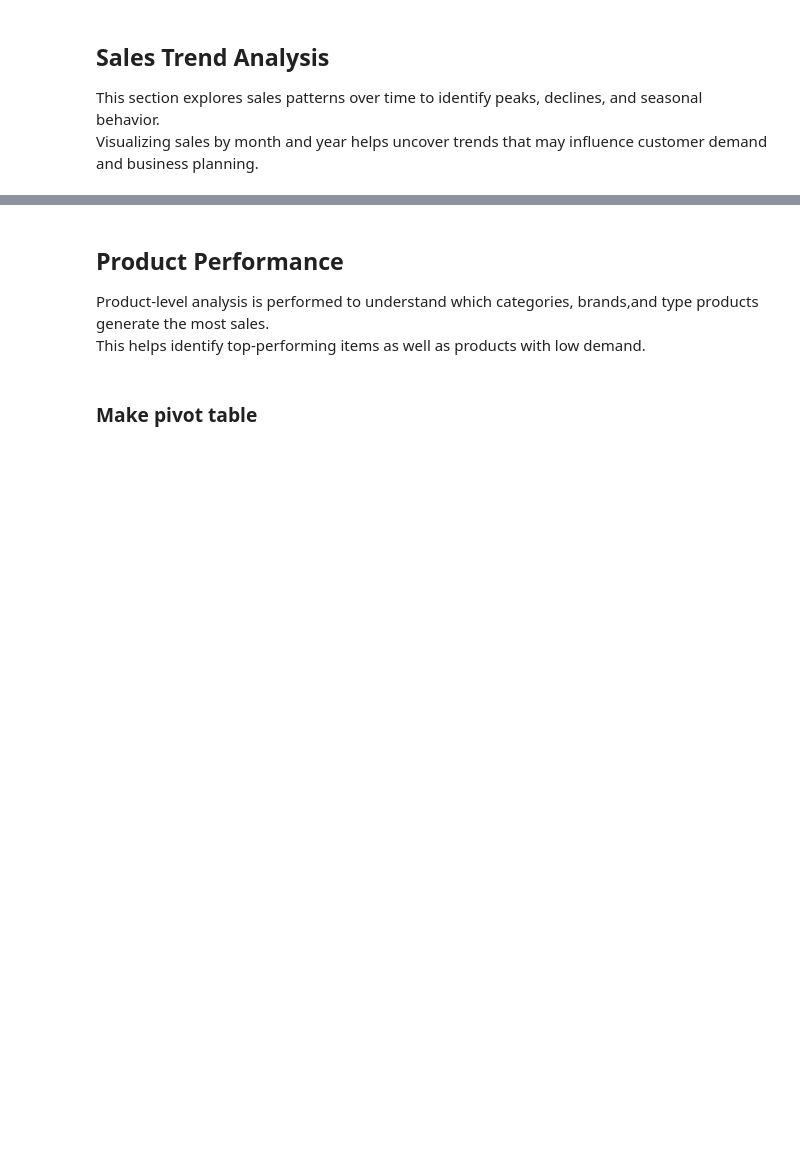
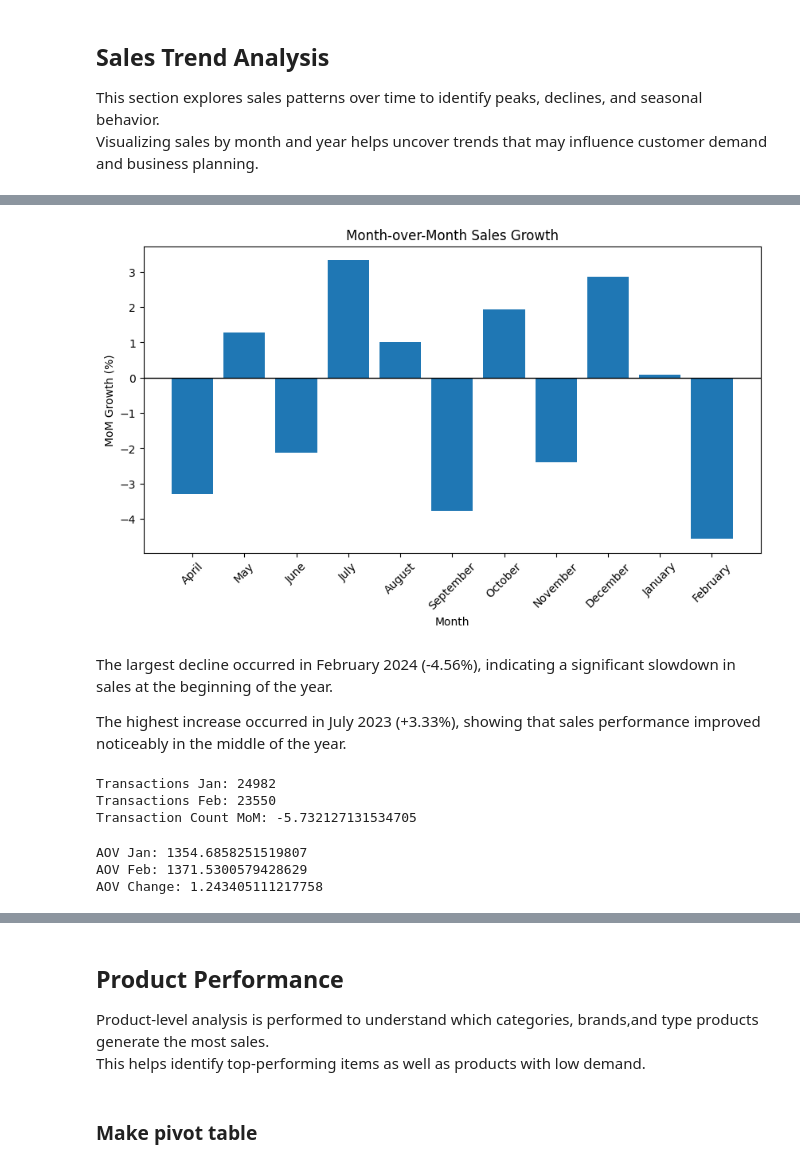
Before and after one commit to NurulAis/Customer-segmentation-and-sales-analystics, a Jupyter notebook: notebooks/02_eda.ipynb, the cells around one changed output, grey strips where cells are left out. Drawn from its saved outputs; the diff is of its cells as text; code cells hidden in the pictures; blank space fills up the shorter version.

```diff
--- a/notebooks/02_eda.ipynb
+++ b/notebooks/02_eda.ipynb
@@ -115,0 +124,3 @@ Based on the visualization above, the monthly sales trend in 2023 is generally h
+# %%
+sales_trend["MoM_Growth"] = sales_trend["Total_Amount"].pct_change() * 100
+sales_trend
@@ -115,0 +141,46 @@ Based on the visualization above, the monthly sales trend in 2023 is generally h
+# %%
+plt.figure(figsize=(10,5))
+plt.bar(sales_trend["Month"].astype(str), sales_trend["MoM_Growth"])
+plt.xlabel("Month")
+plt.ylabel("MoM Growth (%)")
+plt.title("Month-over-Month Sales Growth")
+plt.xticks(rotation=45)
+plt.axhline(0, color='black', linewidth=1)
+plt.show()
+# %% [output]
+[figure, added]
+# %% [markdown]
+The largest decline occurred in February 2024 (-4.56%), indicating a significant slowdown in sales at the beginning of the year.
+
+The highest increase occurred in July 2023 (+3.33%), showing that sales performance improved noticeably in the middle of the year.
+# %%
+feb = df[(df['Date'].dt.year == 2024) & (df['Date'].dt.month == 2)]
+jan = df[(df['Date'].dt.year == 2024) & (df['Date'].dt.month == 1)]
+transactions_feb = len(feb)
+transactions_jan = len(jan)
+
+print("Transactions Jan:", transactions_jan)
+print("Transactions Feb:", transactions_feb)
+
+transaction_change = ((transactions_feb - transactions_jan) / transactions_jan) * 100
+print("Transaction Count MoM:", transaction_change)
+# %% [output]
+Transactions Jan: 24982
+Transactions Feb: 23550
+Transaction Count MoM: -5.732127131534705
+# %%
+total_feb = feb['Total_Amount'].sum()
+total_jan = jan['Total_Amount'].sum()
+
+aov_jan = total_jan / transactions_jan
+aov_feb = total_feb / transactions_feb
+
+print("AOV Jan:", aov_jan)
+print("AOV Feb:", aov_feb)
+
+aov_change = ((aov_feb - aov_jan) / aov_jan) * 100
+print("AOV Change:", aov_change)
+# %% [output]
+AOV Jan: 1354.6858251519807
+AOV Feb: 1371.5300579428629
+AOV Change: 1.243405111217758
```
Also changed, not shown: parts of 13 cells of this notebook, 2 other files.
